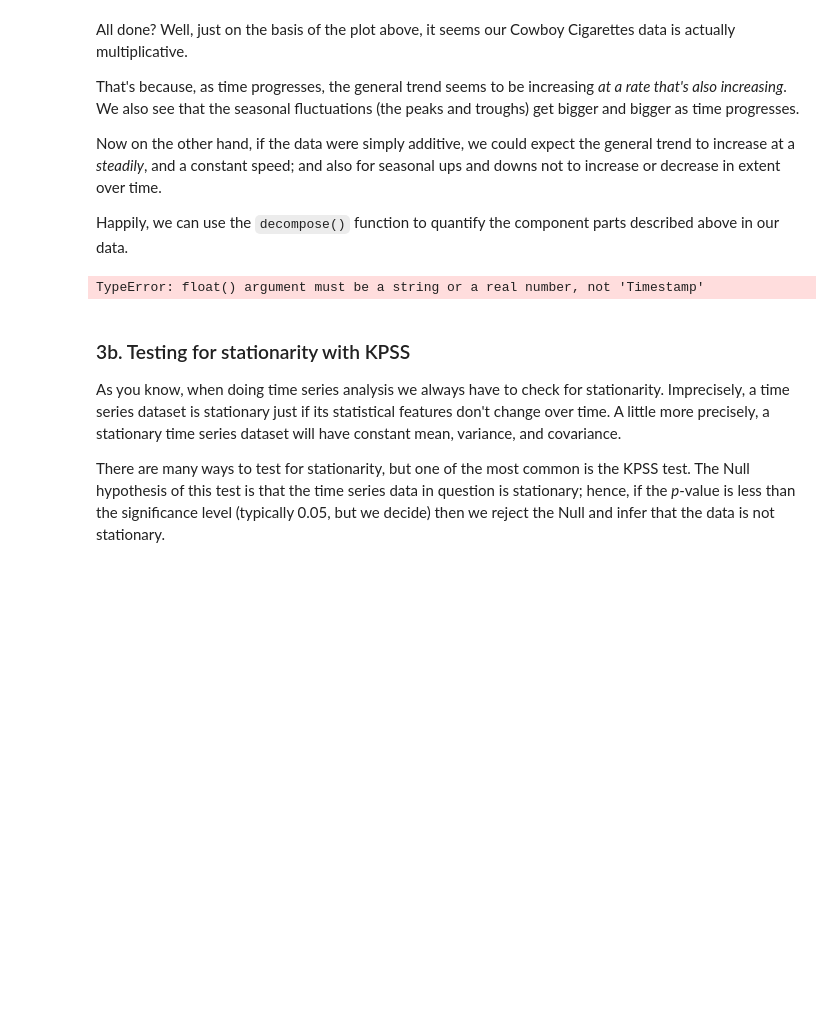
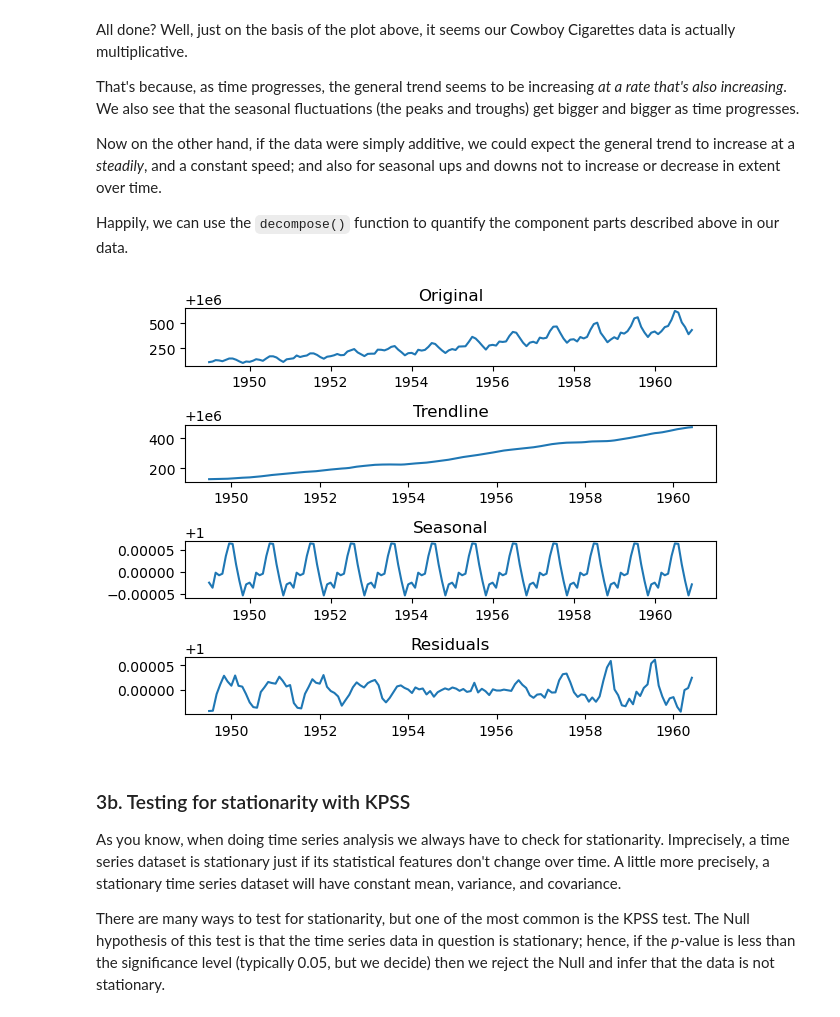
Before and after one commit to tpoozhikala/Springboard, a Jupyter notebook: Cowboys_Cigrettes_Case_Study/Cowboy_Cigarettes_Case_Study_-_Tier_3.ipynb, the cells around one changed output. Drawn from its saved outputs; the diff is of its cells as text; code cells hidden in the pictures; blank space fills up the shorter version.

```diff
--- a/Cowboys_Cigrettes_Case_Study/Cowboy_Cigarettes_Case_Study_-_Tier_3.ipynb
+++ b/Cowboys_Cigrettes_Case_Study/Cowboy_Cigarettes_Case_Study_-_Tier_3.ipynb
@@ -231,10 +233,20 @@ Happily, we can use the `decompose()` function to quantify the component parts d
 # %%
 decomp = sm.tsa.seasonal_decompose(cigData, model='multiplicative')
 
 # Plot the original data, the trend, the seasonality, and the residuals
-plt.plot(cigData)
+fig, ax = plt.subplots(4)
+ax[0].plot(cigData)
+ax[0].set_title('Original')
+ax[1].plot(decomp.trend)
+ax[1].set_title('Trendline')
+ax[2].plot(decomp.seasonal)
+ax[2].set_title('Seasonal')
+ax[3].plot(decomp.resid)
+ax[3].set_title('Residuals')
+plt.tight_layout()
+plt.show()
 # %% [output]
-TypeError: float() argument must be a string or a real number, not 'Timestamp'
+[figure, added]
 # %% [markdown]
 ### 3b. Testing for stationarity with KPSS
 As you know, when doing time series analysis we always have to check for stationarity. Imprecisely, a time series dataset is stationary just if its statistical features don't change over time. A little more precisely, a stationary time series dataset will have constant mean, variance, and covariance.
```
Also changed, not shown: parts of 2 cells of this notebook.
